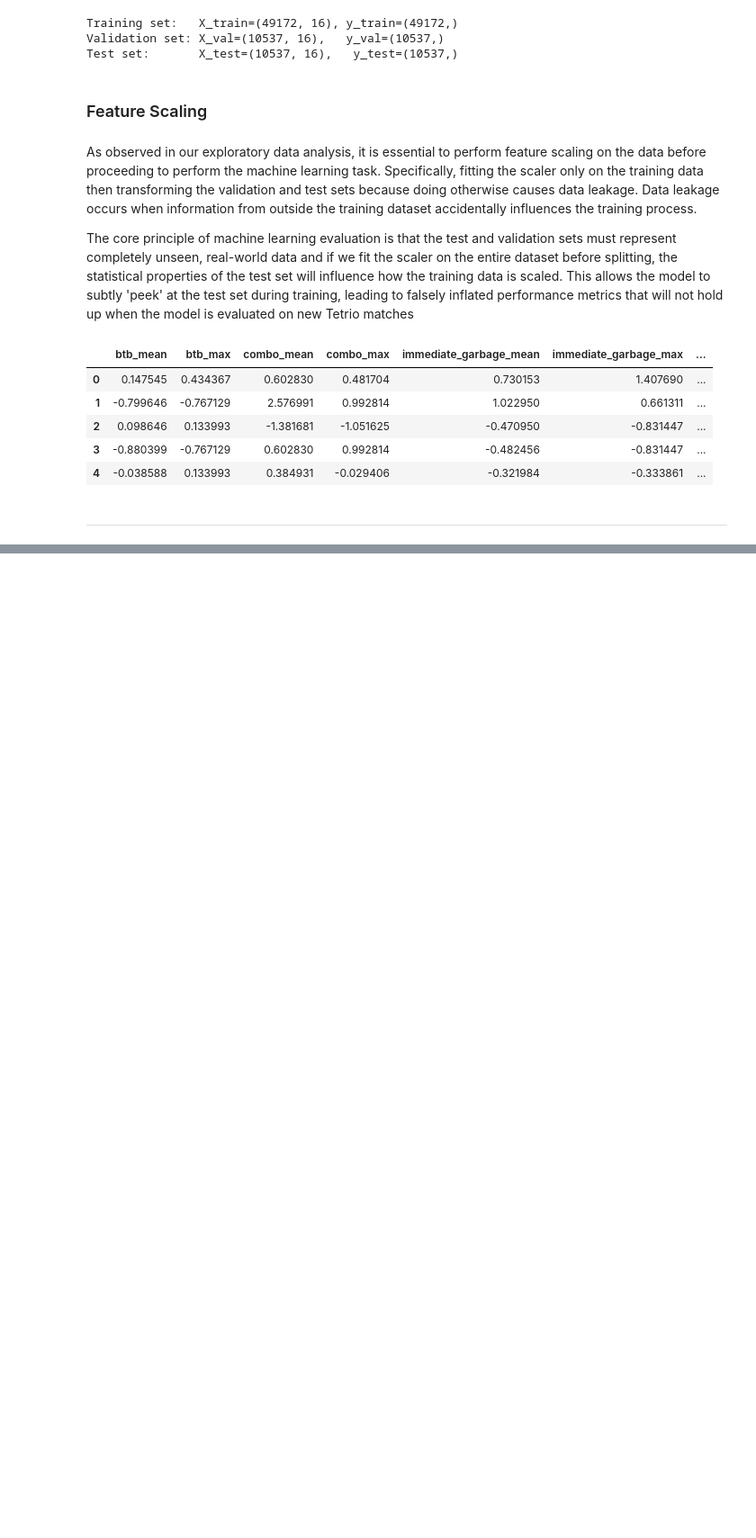
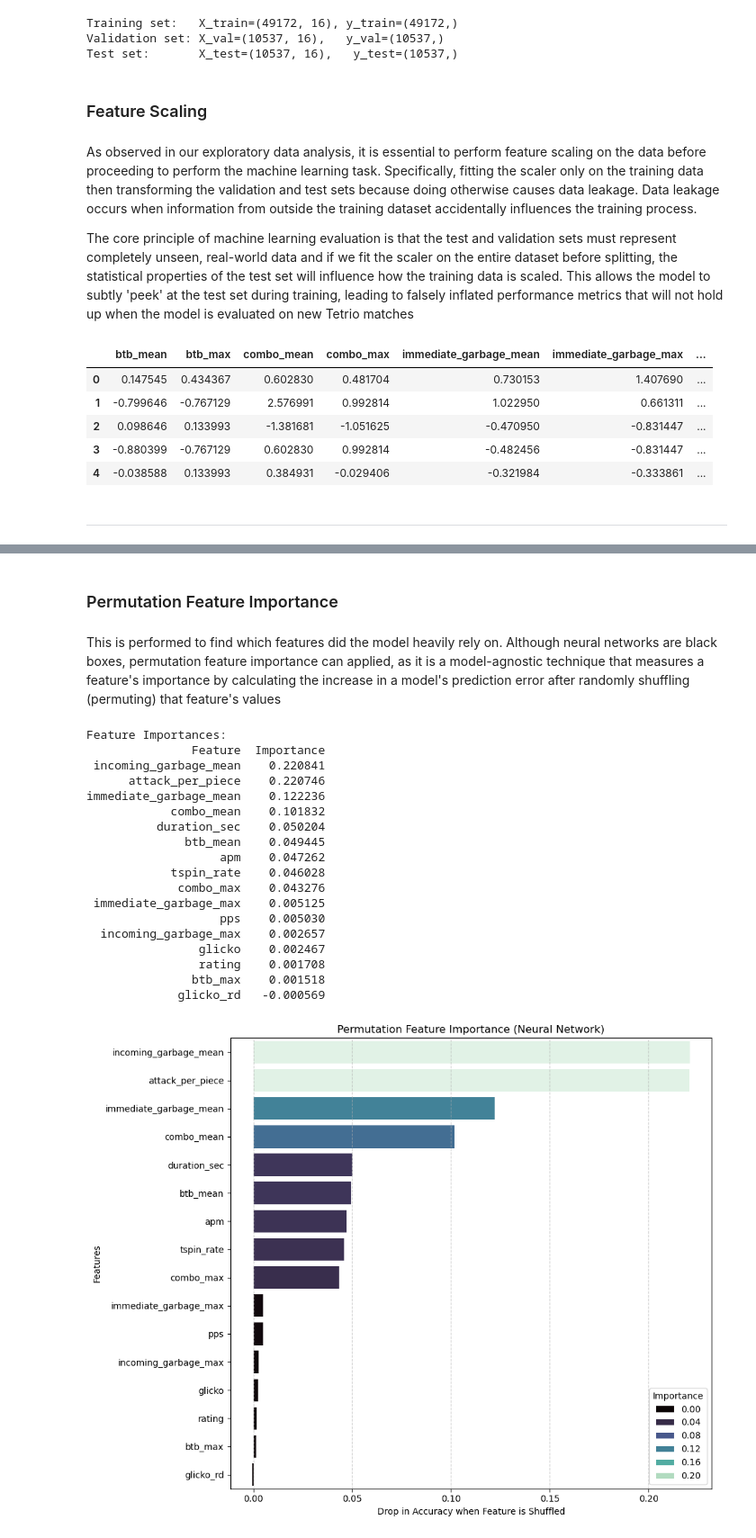
Before and after one commit to Solenad/tetrio-win-prediction, a Jupyter notebook: notebooks/STINTSY-MCO_Group3.ipynb, the cells around one changed output, grey strips where cells are left out. Shown at 90% size. Cells and saved outputs as stored; diff of their text form; code cells hidden in the pictures; blank space fills up the shorter version.

```diff
--- a/notebooks/STINTSY-MCO_Group3.ipynb
+++ b/notebooks/STINTSY-MCO_Group3.ipynb
@@ -1007,0 +1325,76 @@ X_train_scaled_df.head()
+# %% [markdown]
+### Permutation Feature Importance
+# %% [markdown]
+This is performed to find which features did the model heavily rely on. Although neural networks are black boxes, permutation feature importance can applied, as it is a model-agnostic technique that measures a feature's importance by calculating the increase in a model's prediction error after randomly shuffling (permuting) that feature's values
+# %%
+final_network.eval()
+
+with torch.no_grad():
+    base_scores, _ = final_network.forward(X_test_t)
+    base_preds = (torch.sigmoid(base_scores) >= 0.5).float()
+    base_acc = accuracy_score(y_test_t.numpy(), base_preds.numpy())
+
+importances = []
+num_features = X_test_t.shape[1]
+
+try:
+    feature_names = X.columns
+except NameError:
+    feature_names = [f"Feature {i}" for i in range(num_features)]
+
+for i in range(num_features):
+    X_test_shuffled = X_test_t.clone()
+
+    shuffled_indices = torch.randperm(X_test_shuffled.size(0))
+    X_test_shuffled[:, i] = X_test_shuffled[shuffled_indices, i]
+
+    with torch.no_grad():
+        shuffled_scores, _ = final_network.forward(X_test_shuffled)
+        shuffled_preds = (torch.sigmoid(shuffled_scores) >= 0.5).float()
+        shuffled_acc = accuracy_score(y_test_t.numpy(), shuffled_preds.numpy())
+
+    drop_in_acc = base_acc - shuffled_acc
+    importances.append(drop_in_acc)
+
+importance_df = pd.DataFrame({
+    'Feature': feature_names,
+    'Importance': importances
+}).sort_values(by='Importance', ascending=False)
+
+print("\nFeature Importances:")
+print(importance_df.to_string(index=False))
+
+plt.figure(figsize=(10, 8))
+sns.barplot(
+    data=importance_df,
+    x='Importance',
+    y='Feature',
+    palette='mako',
+    hue='Importance'
+)
+plt.title("Permutation Feature Importance (Neural Network)")
+plt.xlabel("Drop in Accuracy when Feature is Shuffled")
+plt.ylabel("Features")
+plt.grid(axis='x', linestyle='--', alpha=0.7)
+plt.tight_layout()
+plt.show()
+# %% [output]
+Feature Importances:
+               Feature  Importance
+ incoming_garbage_mean    0.220841
+      attack_per_piece    0.220746
+immediate_garbage_mean    0.122236
+            combo_mean    0.101832
+          duration_sec    0.050204
+              btb_mean    0.049445
+                   apm    0.047262
+            tspin_rate    0.046028
+             combo_max    0.043276
+ immediate_garbage_max    0.005125
+                   pps    0.005030
+  incoming_garbage_max    0.002657
+                glicko    0.002467
+                rating    0.001708
+               btb_max    0.001518
+             glicko_rd   -0.000569
+[figure, added]
```
Also changed, not shown: parts of 20 cells of this notebook.
